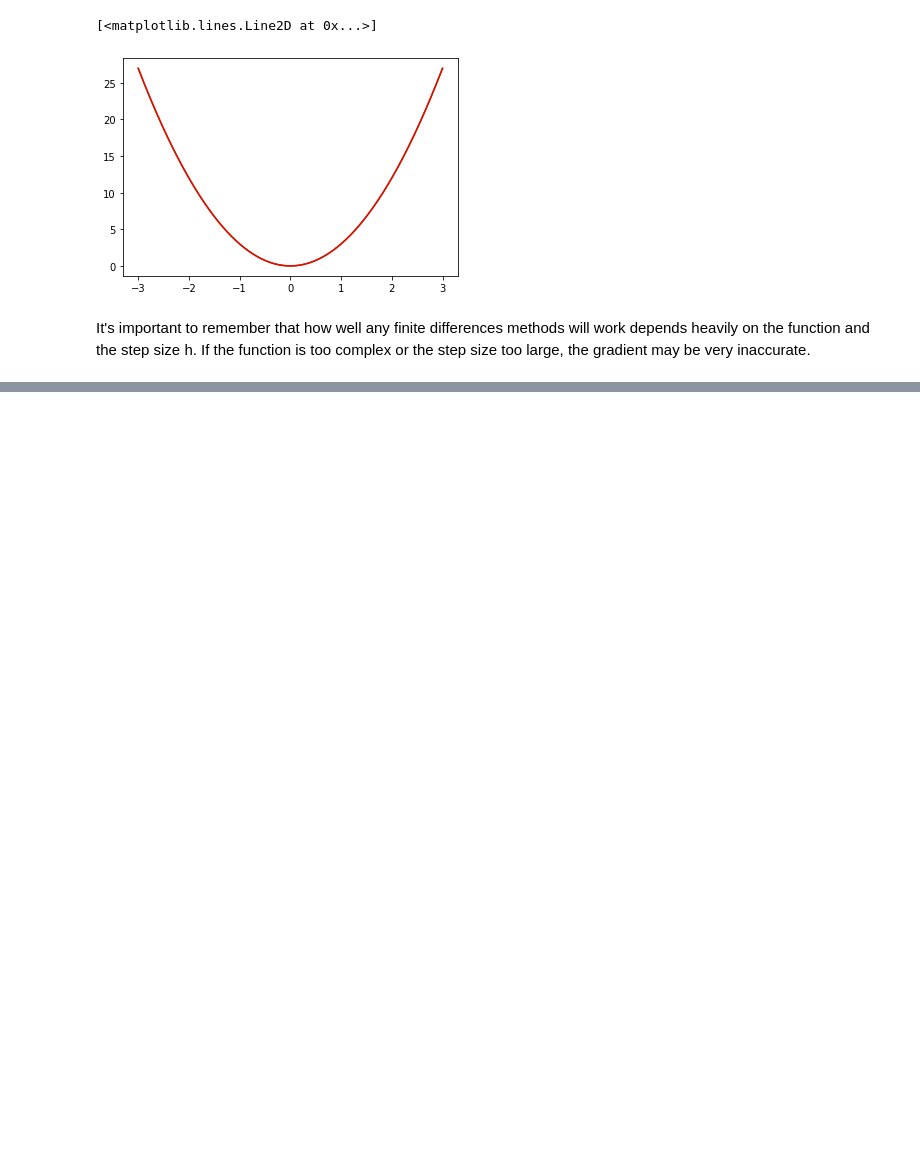
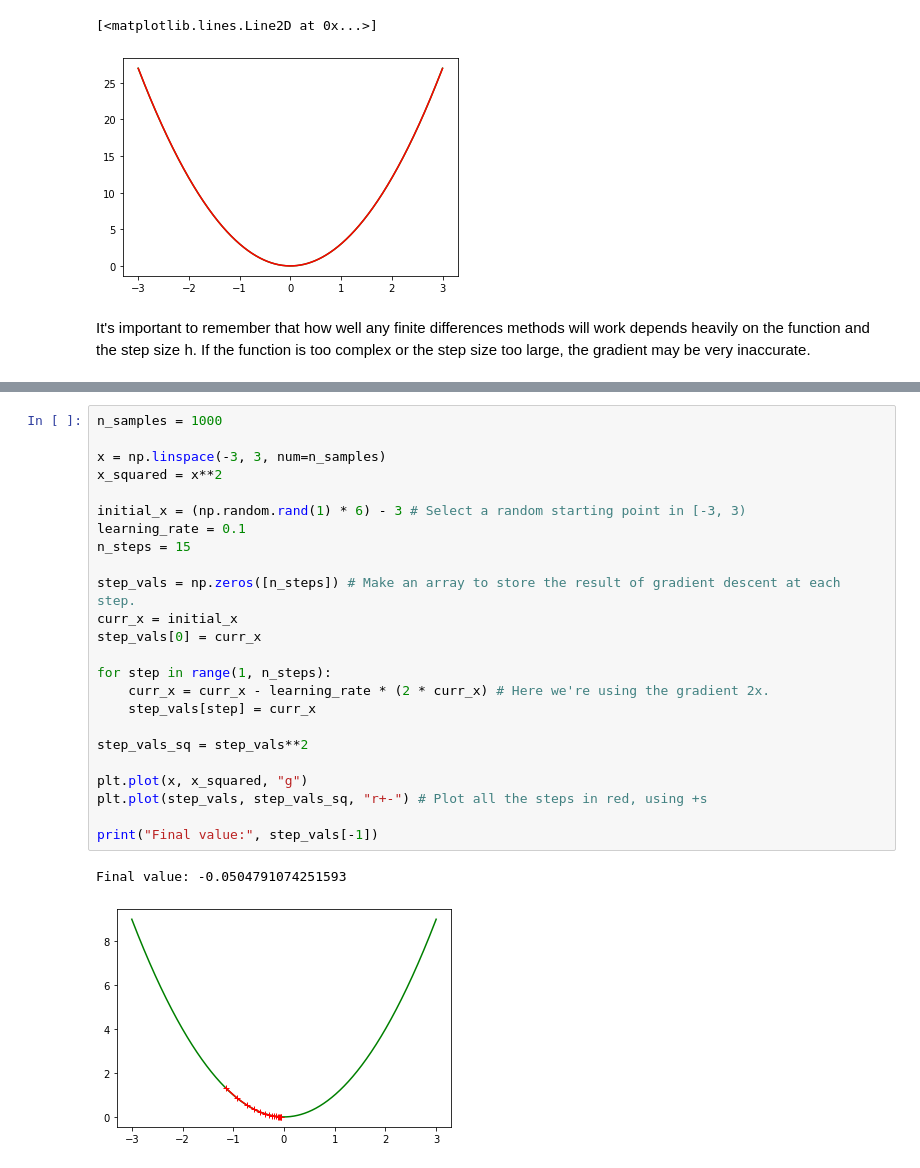
Before and after one commit to drwalton/cgvi-python-intro, a Jupyter notebook: 08_differentiation.ipynb, the cells around one changed output, grey strips where cells are left out. Saved outputs shown, nothing was run; the diff lists cells and outputs as text; blank space fills up the shorter version.

Commit message:
Added gradient descent examples

```diff
--- a/08_differentiation.ipynb
+++ b/08_differentiation.ipynb
@@ -88,0 +101,27 @@ It's important to remember that how well any finite differences methods will wor
+# %%
+n_samples = 1000
+
+x = np.linspace(-3, 3, num=n_samples)
+x_squared = x**2
+
+initial_x = (np.random.rand(1) * 6) - 3 # Select a random starting point in [-3, 3)
+learning_rate = 0.1
+n_steps = 15
+
+step_vals = np.zeros([n_steps]) # Make an array to store the result of gradient descent at each step.
+curr_x = initial_x
+step_vals[0] = curr_x
+
+for step in range(1, n_steps):
+    curr_x = curr_x - learning_rate * (2 * curr_x) # Here we're using the gradient 2x.
+    step_vals[step] = curr_x
+
+step_vals_sq = step_vals**2
+
+plt.plot(x, x_squared, "g")
+plt.plot(step_vals, step_vals_sq, "r+-") # Plot all the steps in red, using +s
+
+print("Final value:", step_vals[-1])
+# %% [output]
+Final value: -0.0504791074251593
+[figure, added]
```
Also changed, not shown: parts of 6 cells of this notebook, 1 other file.
